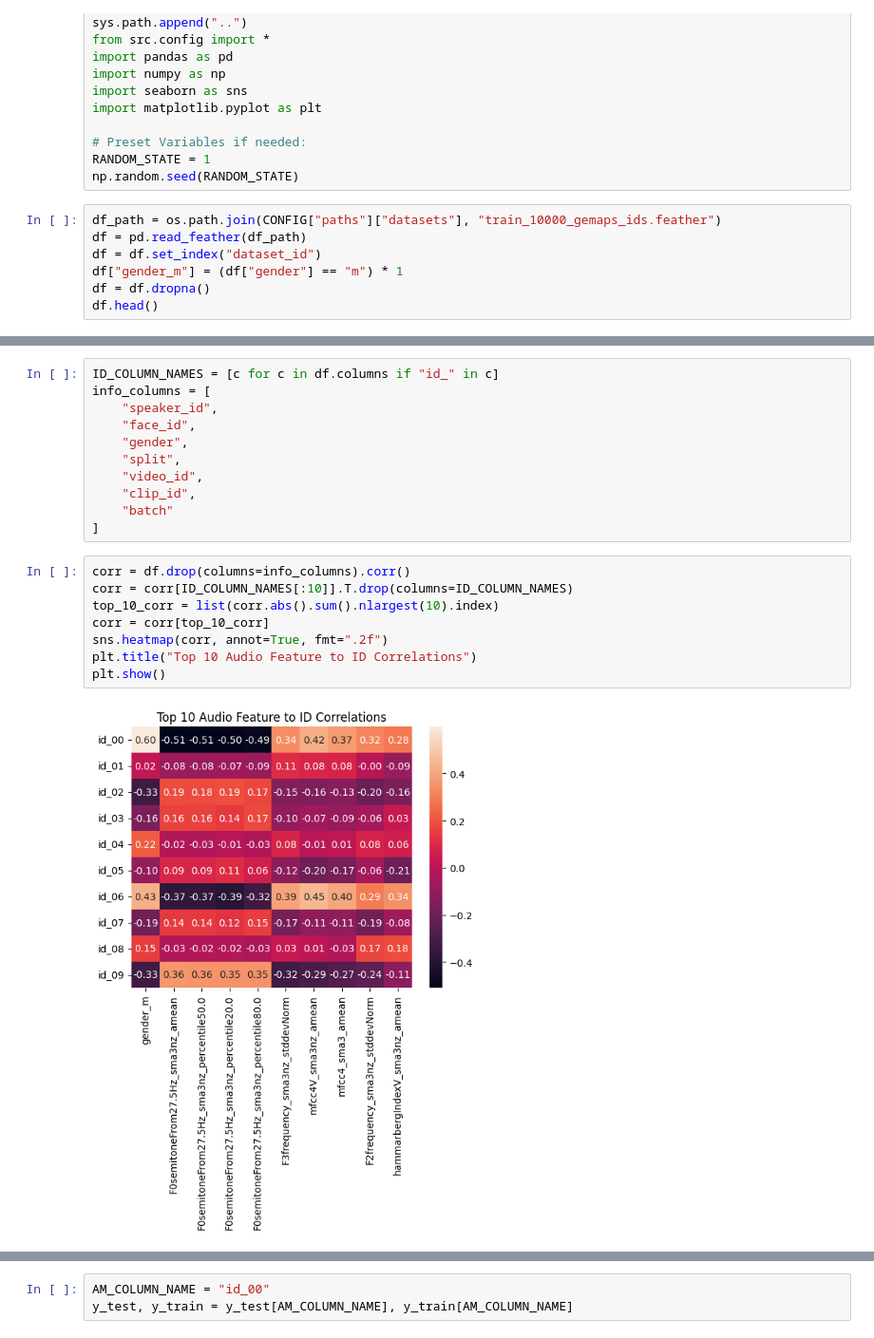
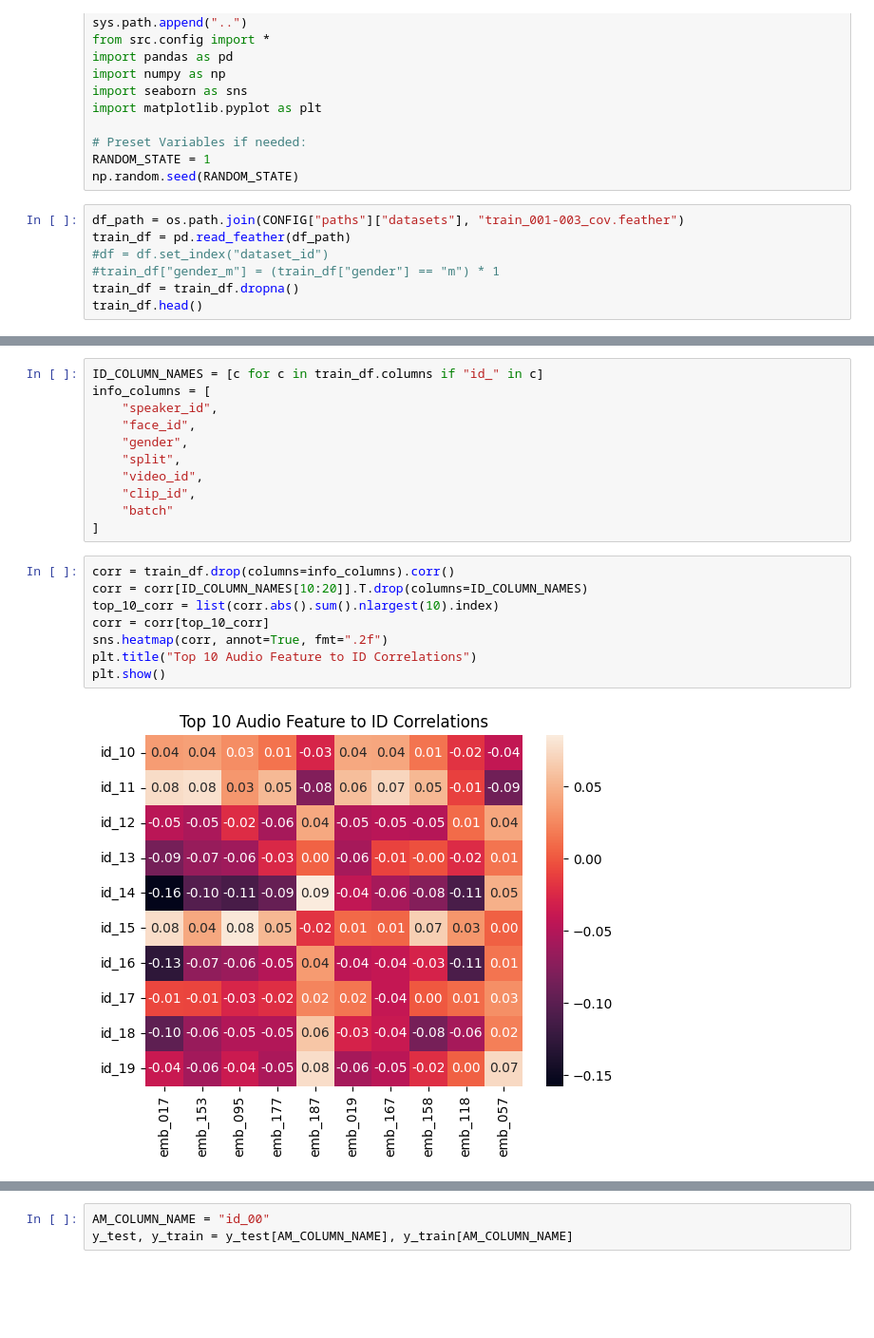
Before and after one commit to Nasenboi/face-reconstruction-from-speech, a Jupyter notebook: 99_notebooks/id_prediction_lin_ensemble_models.ipynb, the cells around one changed output, grey strips where cells are left out. Shown at 95% size. Drawn from its saved outputs; the diff is of its cells as text; blank space fills up the shorter version.

```diff
--- a/99_notebooks/id_prediction_lin_ensemble_models.ipynb
+++ b/99_notebooks/id_prediction_lin_ensemble_models.ipynb
@@ -13,10 +13,10 @@ import matplotlib.pyplot as plt
 RANDOM_STATE = 1
 np.random.seed(RANDOM_STATE)
 # %%
-df_path = os.path.join(CONFIG["paths"]["datasets"], "train_10000_gemaps_ids.feather")
-df = pd.read_feather(df_path)
-df = df.set_index("dataset_id")
-df["gender_m"] = (df["gender"] == "m") * 1
-df = df.dropna()
-df.head()
+df_path = os.path.join(CONFIG["paths"]["datasets"], "train_001-003_cov.feather")
+train_df = pd.read_feather(df_path)
+#df = df.set_index("dataset_id")
+#train_df["gender_m"] = (train_df["gender"] == "m") * 1
+train_df = train_df.dropna()
+train_df.head()
 # %% [output]
@@ -39,5 +68,5 @@ memory usage: 10.1+ MB
 # %%
-ID_COLUMN_NAMES = [c for c in df.columns if "id_" in c]
+ID_COLUMN_NAMES = [c for c in train_df.columns if "id_" in c]
 info_columns = [
     "speaker_id",
     "face_id",
@@ -48,12 +77,12 @@ info_columns = [
     "batch"
 ]
 # %%
-corr = df.drop(columns=info_columns).corr()
-corr = corr[ID_COLUMN_NAMES[:10]].T.drop(columns=ID_COLUMN_NAMES)
+corr = train_df.drop(columns=info_columns).corr()
+corr = corr[ID_COLUMN_NAMES[10:20]].T.drop(columns=ID_COLUMN_NAMES)
 top_10_corr = list(corr.abs().sum().nlargest(10).index)
 corr = corr[top_10_corr]
 sns.heatmap(corr, annot=True, fmt=".2f")
 plt.title("Top 10 Audio Feature to ID Correlations")
 plt.show()
 # %% [output]
-[figure, old version]
+[figure, new version]
```
Also changed, not shown: parts of 16 cells of this notebook, 19 other files.
